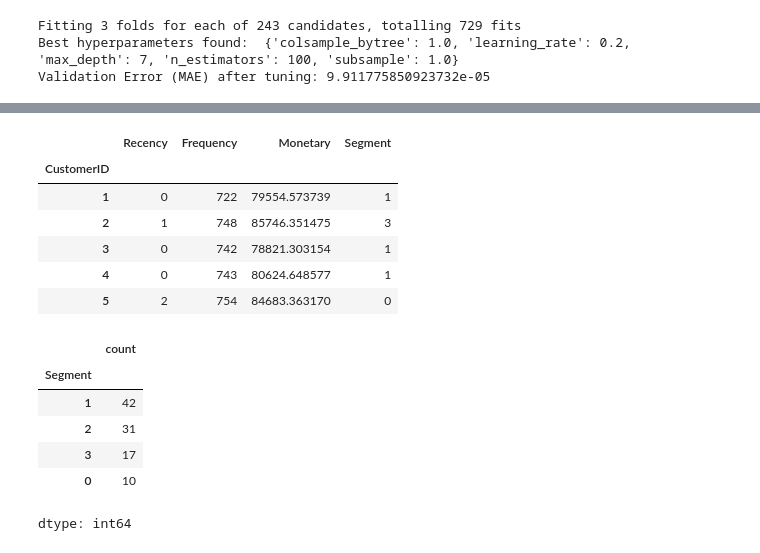
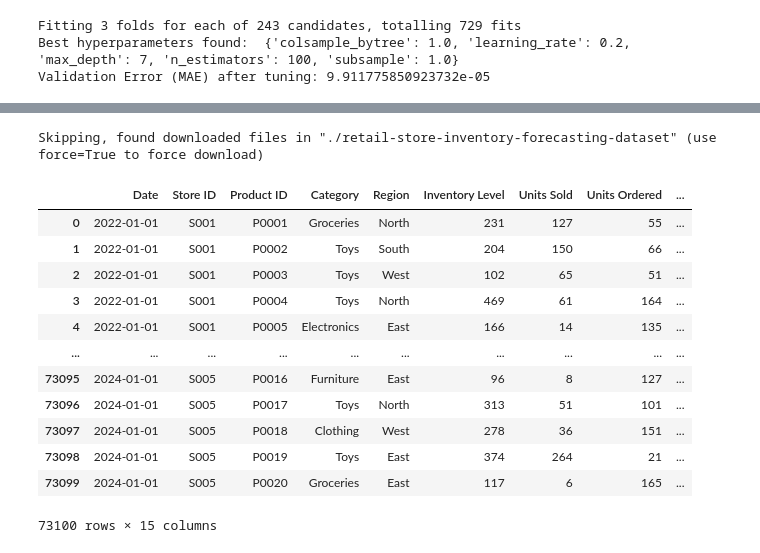
Before and after one commit to shubhanagrawal/Walmart-Hackathon, a Jupyter notebook: walmart.ipynb, the cells around one changed output, grey strips where cells are left out. Cells and saved outputs as stored; diff of their text form; code cells hidden in the pictures.

```diff
--- a/walmart.ipynb
+++ b/walmart.ipynb
@@ -860,38 +702,26 @@ display(df_kaggle.head())
-# %%
-import pandas as pd
-from sklearn.preprocessing import StandardScaler
-from sklearn.cluster import KMeans
-import numpy as np
-
-# Perform RFM analysis on df_kaggle
-rfm_kaggle = df_kaggle.groupby('CustomerID').agg({
-    'Date': lambda x: (df_kaggle['Date'].max() - x.max()).days,
-    'CustomerID': 'count',
-    'Amount': 'sum'
-}).rename(columns={'Date': 'Recency', 'CustomerID': 'Frequency', 'Amount': 'Monetary'})
-
-# Scale the RFM features
-scaler_kaggle = StandardScaler()
-rfm_scaled_kaggle = scaler_kaggle.fit_transform(rfm_kaggle)
-
-# Perform KMeans clustering
-kmeans_kaggle = KMeans(n_clusters=4, random_state=42, n_init=10) # Added n_init for KMeans
-rfm_kaggle['Segment'] = kmeans_kaggle.fit_predict(rfm_scaled_kaggle)
-
-display(rfm_kaggle.head())
-display(rfm_kaggle['Segment'].value_counts())
-# %% [output]
-|  | Recency | Frequency | Monetary | Segment |
-| CustomerID |  |  |  |  |
-| 1 | 0 | 722 | 79554.573739 | 1 |
-| 2 | 1 | 748 | 85746.351475 | 3 |
-| 3 | 0 | 742 | 78821.303154 | 1 |
-| 4 | 0 | 743 | 80624.648577 | 1 |
-| 5 | 2 | 754 | 84683.363170 | 0 |
-|  | count |
-| Segment |  |
-| 1 | 42 |
-| 2 | 31 |
-| 3 | 17 |
-| 0 | 10 |
-dtype: int64
+# %%
+import opendatasets as od
+import pandas as pd
+
+od.download(
+    "https://www.kaggle.com/datasets/anirudhchauhan/retail-store-inventory-forecasting-dataset")
+# %% [output]
+Skipping, found downloaded files in "./retail-store-inventory-forecasting-dataset" (use force=True to force download)
+# %%
+data=pd.read_csv("/content/retail-store-inventory-forecasting-dataset/retail_store_inventory.csv")
+# %%
+data
+# %% [output]
+|  | Date | Store ID | Product ID | Category | Region | Inventory Level | Units Sold | Units Ordered | ... |
+| 0 | 2022-01-01 | S001 | P0001 | Groceries | North | 231 | 127 | 55 | ... |
+| 1 | 2022-01-01 | S001 | P0002 | Toys | South | 204 | 150 | 66 | ... |
+| 2 | 2022-01-01 | S001 | P0003 | Toys | West | 102 | 65 | 51 | ... |
+| 3 | 2022-01-01 | S001 | P0004 | Toys | North | 469 | 61 | 164 | ... |
+| 4 | 2022-01-01 | S001 | P0005 | Electronics | East | 166 | 14 | 135 | ... |
+| ... | ... | ... | ... | ... | ... | ... | ... | ... | ... |
+| 73095 | 2024-01-01 | S005 | P0016 | Furniture | East | 96 | 8 | 127 | ... |
+| 73096 | 2024-01-01 | S005 | P0017 | Toys | North | 313 | 51 | 101 | ... |
+| 73097 | 2024-01-01 | S005 | P0018 | Clothing | West | 278 | 36 | 151 | ... |
+| 73098 | 2024-01-01 | S005 | P0019 | Toys | East | 374 | 264 | 21 | ... |
+| 73099 | 2024-01-01 | S005 | P0020 | Groceries | East | 117 | 6 | 165 | ... |
+73100 rows × 15 columns
```
Also changed, not shown: parts of 67 cells of this notebook.
